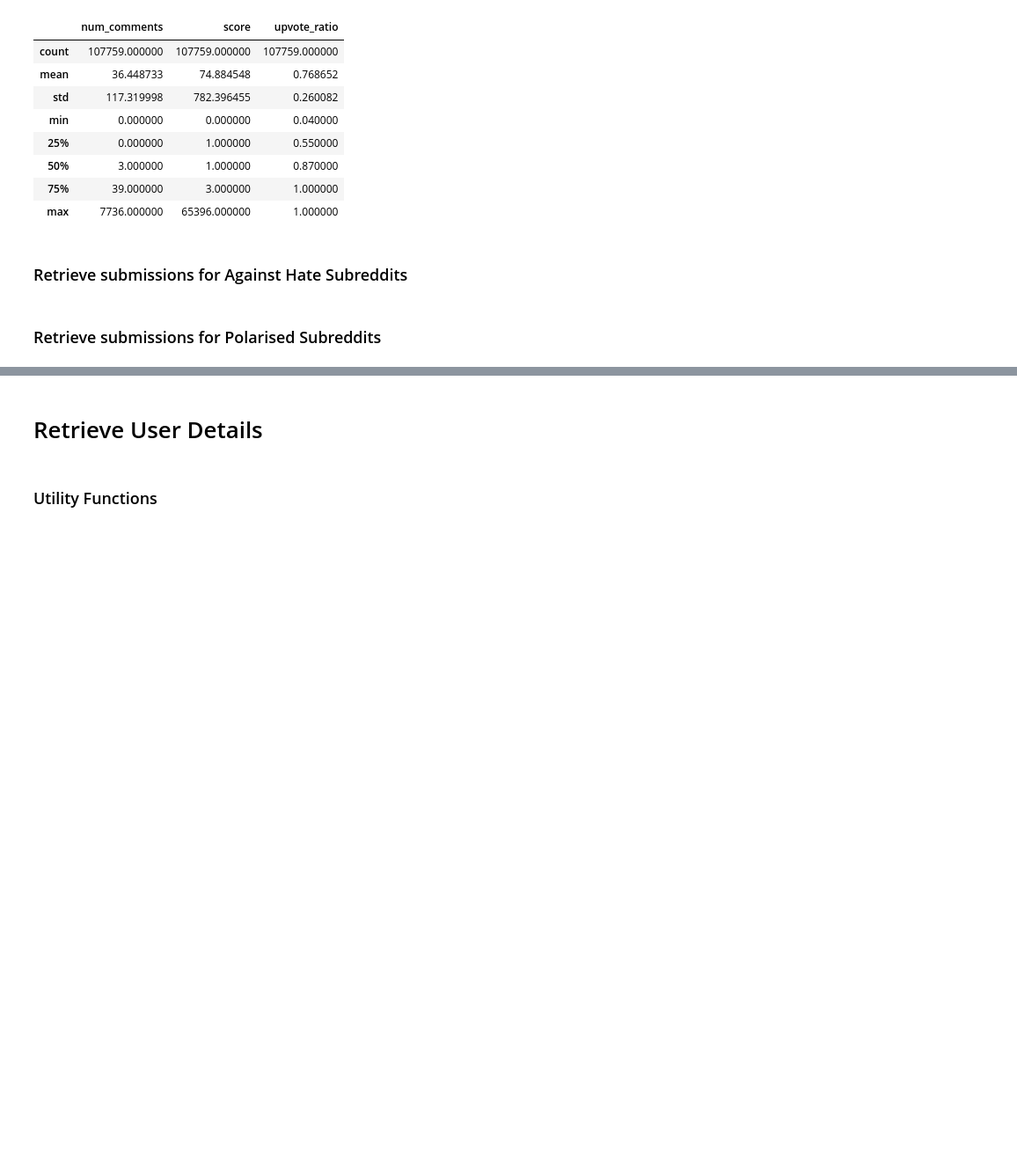
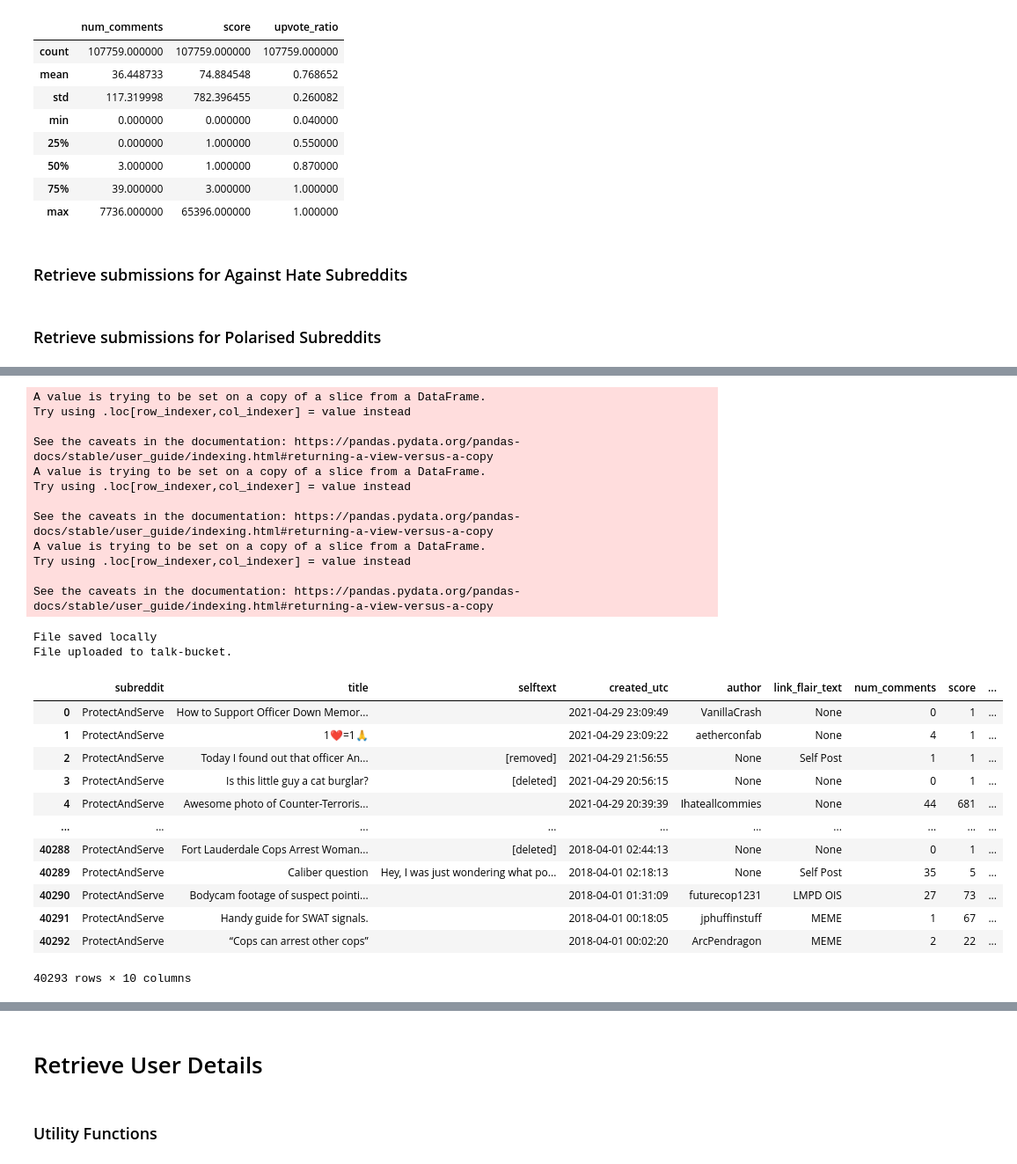
Before and after one commit to dshgna/sturdy-doodle, a Jupyter notebook: Data_Collection.ipynb, the cells around one changed output, grey strips where cells are left out. Shown: that part at 88% size. Drawn from its saved outputs; the diff is of its cells as text; code cells hidden in the pictures; blank space fills up the shorter version.

Commit message:
Update data collection

```diff
--- a/Data_Collection.ipynb
+++ b/Data_Collection.ipynb
@@ -256,3 +285,33 @@ unpopularopinion
+# %%
+get_posts('protectandserve')
+# %% [output]
+A value is trying to be set on a copy of a slice from a DataFrame.
+Try using .loc[row_indexer,col_indexer] = value instead
+
+See the caveats in the documentation: https://pandas.pydata.org/pandas-docs/stable/user_guide/indexing.html#returning-a-view-versus-a-copy
+A value is trying to be set on a copy of a slice from a DataFrame.
+Try using .loc[row_indexer,col_indexer] = value instead
+
+See the caveats in the documentation: https://pandas.pydata.org/pandas-docs/stable/user_guide/indexing.html#returning-a-view-versus-a-copy
+A value is trying to be set on a copy of a slice from a DataFrame.
+Try using .loc[row_indexer,col_indexer] = value instead
+
+See the caveats in the documentation: https://pandas.pydata.org/pandas-docs/stable/user_guide/indexing.html#returning-a-view-versus-a-copy
+File saved locally
+File uploaded to talk-bucket.
+|  | subreddit | title | selftext | created_utc | author | link_flair_text | num_comments | score | ... |
+| 0 | ProtectAndServe | How to Support Officer Down Memor... |  | 2021-04-29 23:09:49 | VanillaCrash | None | 0 | 1 | ... |
+| 1 | ProtectAndServe | 1❤️=1🙏 |  | 2021-04-29 23:09:22 | aetherconfab | None | 4 | 1 | ... |
+| 2 | ProtectAndServe | Today I found out that officer An... | [removed] | 2021-04-29 21:56:55 | None | Self Post | 1 | 1 | ... |
+| 3 | ProtectAndServe | Is this little guy a cat burglar? | [deleted] | 2021-04-29 20:56:15 | None | None | 0 | 1 | ... |
+| 4 | ProtectAndServe | Awesome photo of Counter-Terroris... |  | 2021-04-29 20:39:39 | Ihateallcommies | None | 44 | 681 | ... |
+| ... | ... | ... | ... | ... | ... | ... | ... | ... | ... |
+| 40288 | ProtectAndServe | Fort Lauderdale Cops Arrest Woman... | [deleted] | 2018-04-01 02:44:13 | None | None | 0 | 1 | ... |
+| 40289 | ProtectAndServe | Caliber question | Hey, I was just wondering what po... | 2018-04-01 02:18:13 | None | Self Post | 35 | 5 | ... |
+| 40290 | ProtectAndServe | Bodycam footage of suspect pointi... |  | 2018-04-01 01:31:09 | futurecop1231 | LMPD OIS | 27 | 73 | ... |
+| 40291 | ProtectAndServe | Handy guide for SWAT signals. |  | 2018-04-01 00:18:05 | jphuffinstuff | MEME | 1 | 67 | ... |
+| 40292 | ProtectAndServe | “Cops can arrest other cops” |  | 2018-04-01 00:02:20 | ArcPendragon | MEME | 2 | 22 | ... |
+40293 rows × 10 columns
 # %%
 # List of required banned subreddits
 banned_subreddits = ['uncensorednews', 'altright', 'Incels', 'MGTOW', 'MGTOW2', 'GenderCritical',
```
Also changed, not shown: parts of 8 cells of this notebook.
